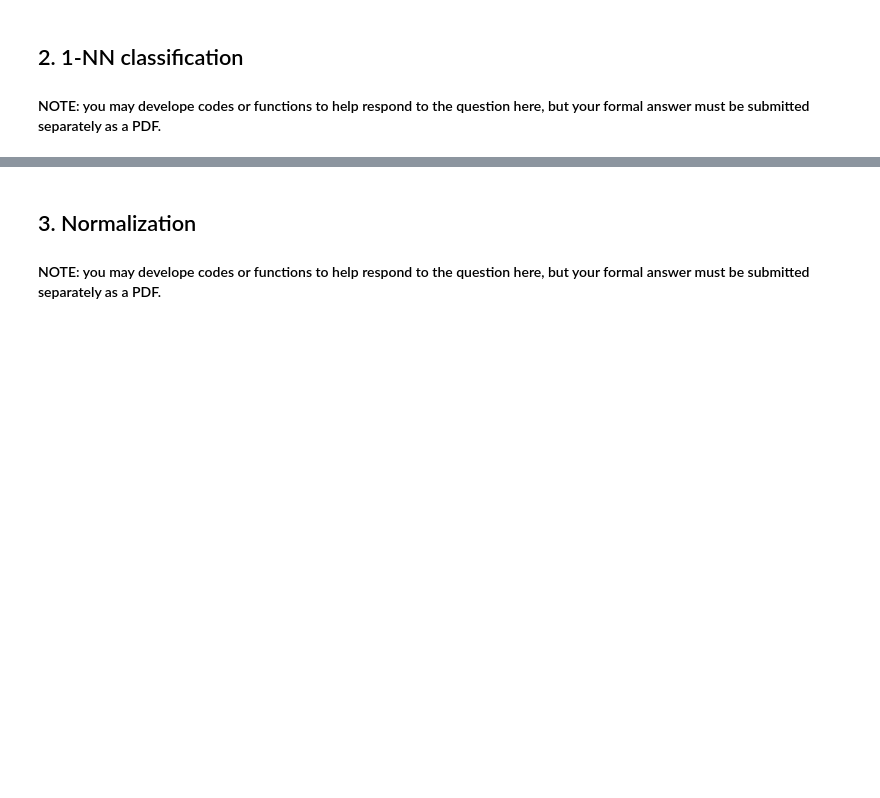
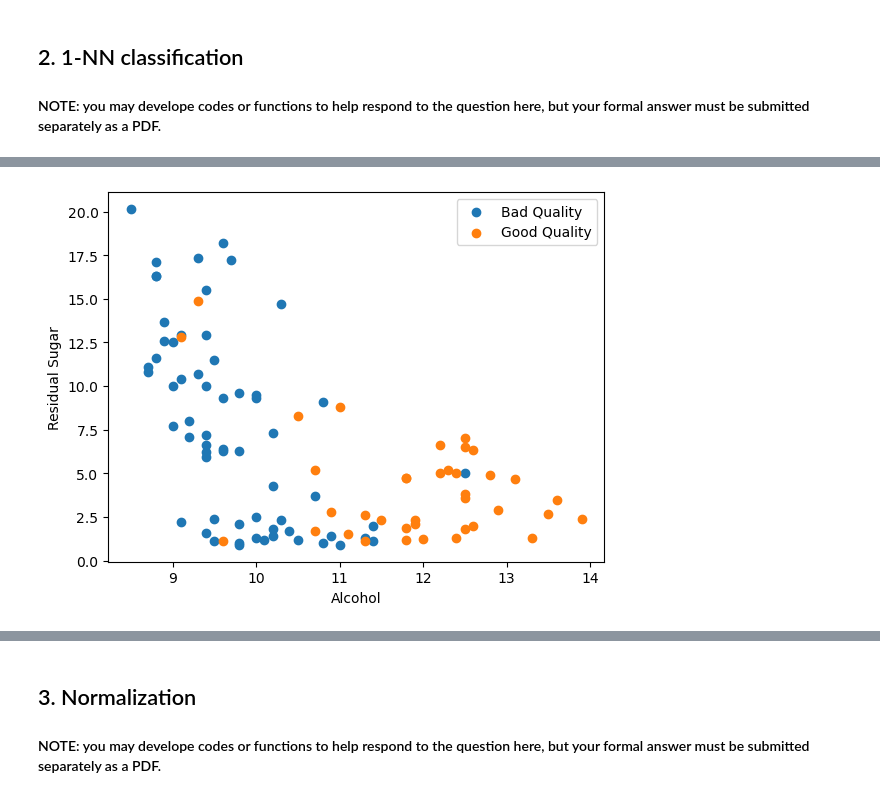
Before and after one commit to ZacLWilliams/Build_KNN_Classifier, a Jupyter notebook: COMP30027_2024_asst1.ipynb, the cells around one changed output, grey strips where cells are left out. Cells and saved outputs as stored; diff of their text form; code cells hidden in the pictures; blank space fills up the shorter version.

Commit message:
Created 2D scatterplots to anaylse the effectiveness of 1-NN.

```diff
--- a/COMP30027_2024_asst1.ipynb
+++ b/COMP30027_2024_asst1.ipynb
@@ -126,0 +127,18 @@ print("{:0.4f}".format(Find_Proportion(wine_test, labels)))
+# %%
+import matplotlib.pyplot as plt
+
+df_2_params = wine_train[['residualSugar', 'alcohol', 'quality']].sample(n=100)
+x1 = df_2_params[df_2_params['quality'] == 0]['alcohol']
+y1 = df_2_params[df_2_params['quality'] == 0]['residualSugar']
+plt.scatter(x1, y1)
+
+x2 = df_2_params[df_2_params['quality'] == 1]['alcohol']
+y2 = df_2_params[df_2_params['quality'] == 1]['residualSugar']
+plt.scatter(x2, y2)
+
+plt.xlabel("Alcohol")
+plt.ylabel("Residual Sugar")
+plt.legend(["Bad Quality" , "Good Quality"])
+plt.show()
+# %% [output]
+[figure, added]
```
Also changed, not shown: parts of 4 cells of this notebook.
